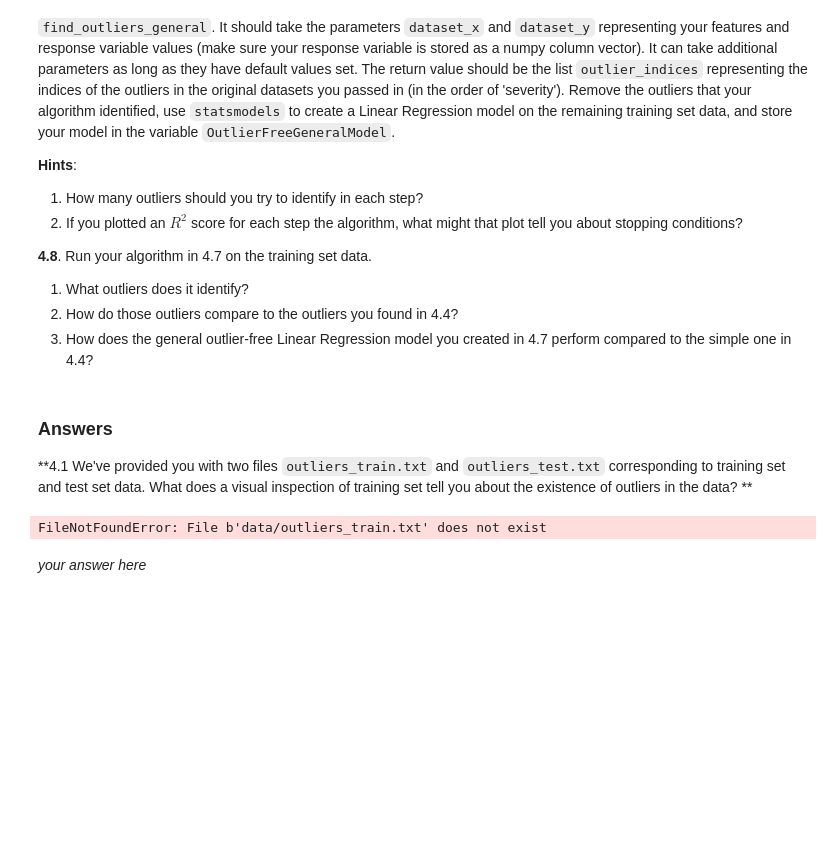
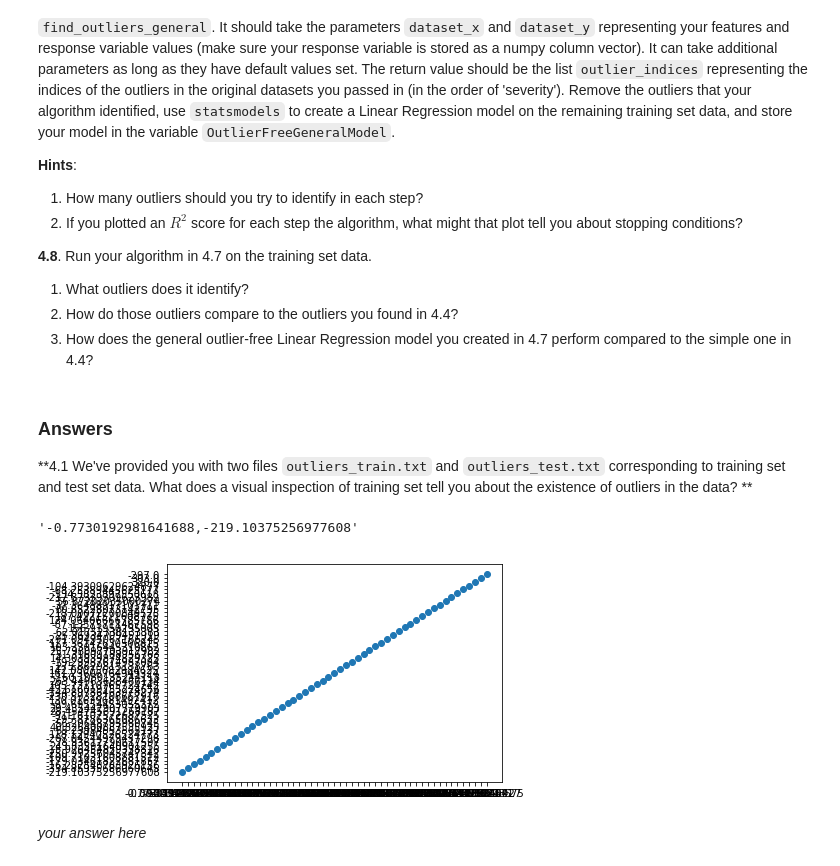
Before and after one commit to tmaounis/cs109a_hw2, a Jupyter notebook: cs109a_hw2_109.ipynb, the cells around one changed output. Cells and saved outputs as stored; diff of their text form; code cells hidden in the pictures; blank space fills up the shorter version.

```diff
--- a/cs109a_hw2_109.ipynb
+++ b/cs109a_hw2_109.ipynb
@@ -382,9 +382,9 @@ You may recall from lectures that OLS Linear Regression can be susceptible to ou
 # %%
 # read the data
 # your code here
-TRAIN_FILENAME = 'data/outliers_train.txt'
-TEST_FILENAME = 'data/outliers_test.txt'
-df_outliers_train = pd.read_csv(TRAIN_FILENAME)
-df_outliers_test = pd.read_csv(TEST_FILENAME)
+TRAIN_FILENAME = 'data/outliers_train.csv'
+TEST_FILENAME = 'data/outliers_test.csv'
+df_outliers_train = pd.read_table(TRAIN_FILENAME)
+df_outliers_test = pd.read_table(TEST_FILENAME)
 # %% [output]
-FileNotFoundError: File b'data/outliers_train.txt' does not exist
+'-0.7730192981641688,-219.10375256977608'
@@ -397,3 +391,16 @@ FileNotFoundError: File b'data/outliers_train.txt' does not exist
+# %%
+# your code here
+X = []
+Y = []
+tups = df_outliers_train["X,Y"]
+for tup in tups:
+    vs = tup.split(',')
+    X.append(vs[0])
+    Y.append(vs[1])
+plt.scatter(X,Y)
+plt.show()
+# %% [output]
+[figure, added]
 # %%
 # scatter plot
 # your code here
```
Also changed, not shown: parts of 8 cells of this notebook.
